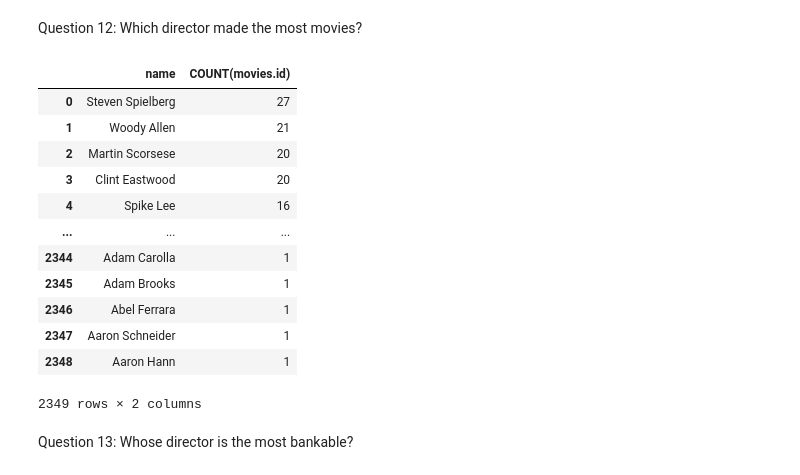
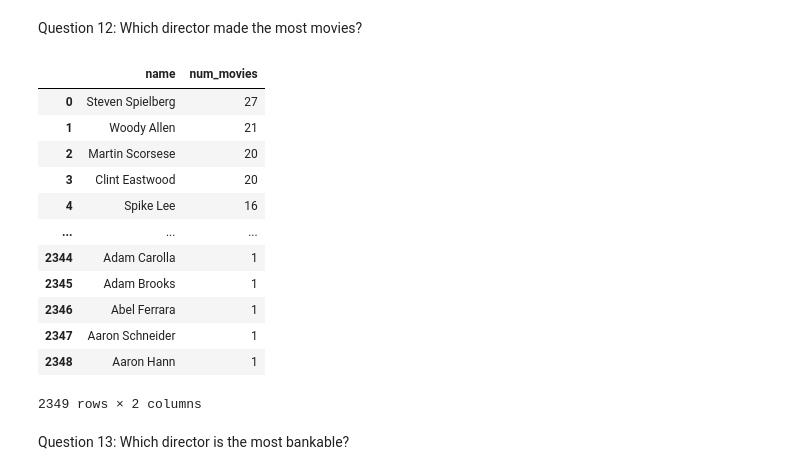
Before and after one commit to QiCai1995/IMDb-Project-SQL, a Jupyter notebook: practice.ipynb, the cells around one changed output. Saved outputs shown, nothing was run; the diff lists cells and outputs as text; code cells hidden in the pictures.

```diff
--- a/practice.ipynb
+++ b/practice.ipynb
@@ -216,18 +216,18 @@ Brenda_Chapman_movies
 Question 12: Which director made the most movies?
 # %%
 query = """
-        SELECT name,COUNT(movies.id)
+        SELECT name,COUNT(movies.id) AS num_movies
         FROM movies
         LEFT JOIN directors
         ON movies.director_id = directors.id
         GROUP BY directors.name
         ORDER BY count(movies.id) DESC;
 """
 
 most_movies = pd.read_sql(query, connection)
 most_movies
 # %% [output]
-|  | name | COUNT(movies.id) |
+|  | name | num_movies |
 | 0 | Steven Spielberg | 27 |
 | 1 | Woody Allen | 21 |
 | 2 | Martin Scorsese | 20 |
@@ -241,4 +241,4 @@ most_movies
 | 2348 | Aaron Hann | 1 |
 2349 rows × 2 columns
 # %% [markdown]
-Question 13: Whose director is the most bankable?
+Question 13: Which director is the most bankable?
```
Also changed, not shown: parts of 2 cells of this notebook.
